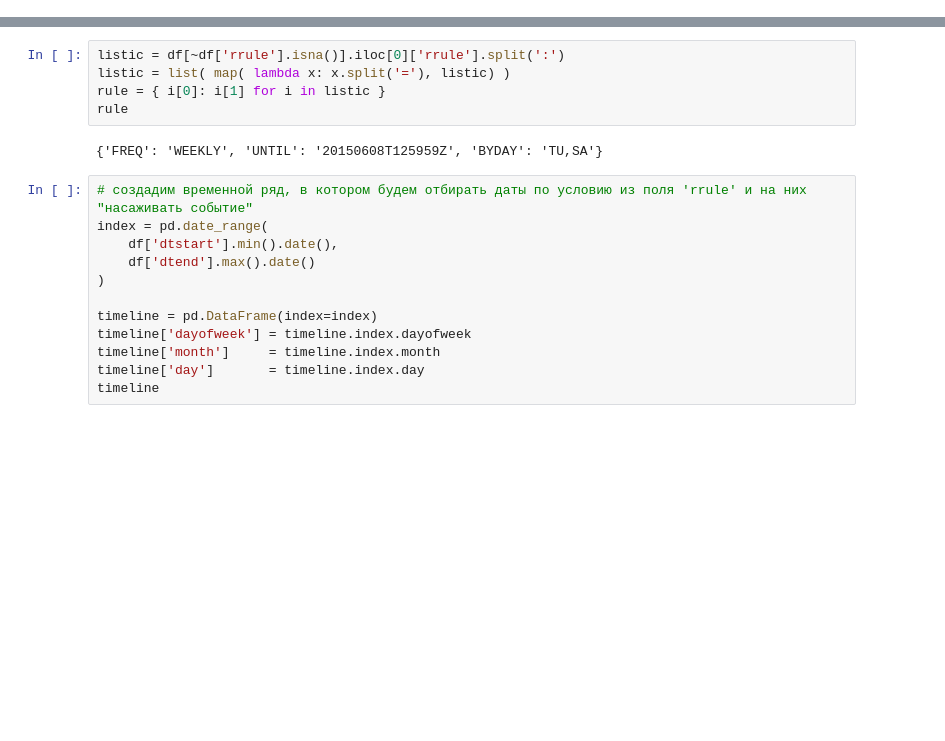
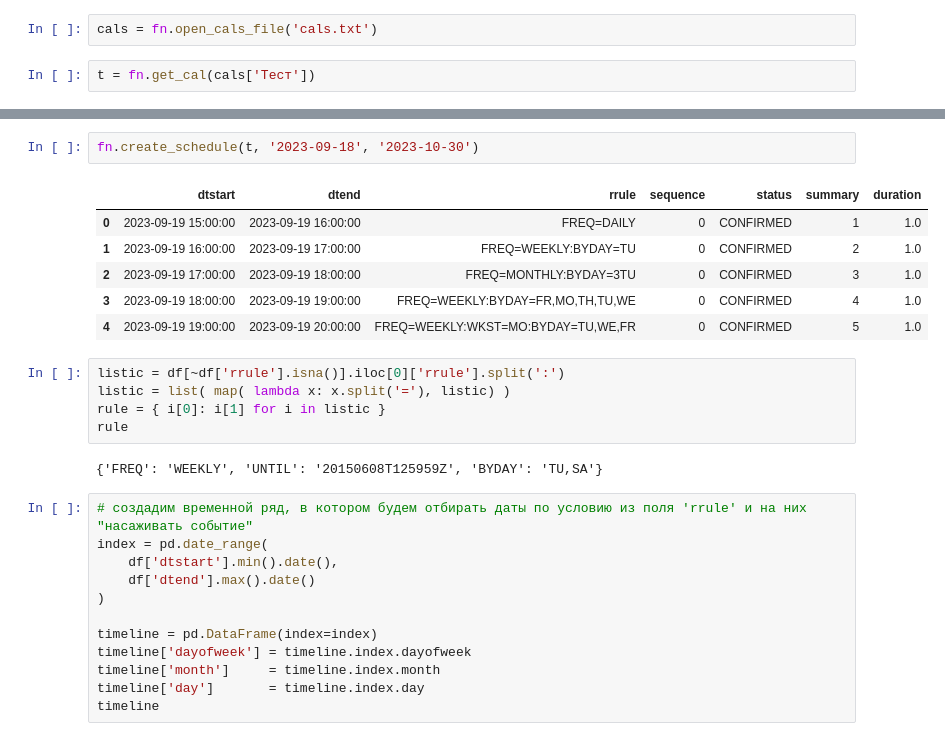
Before and after one commit to Shurick-G/ICalParse, a Jupyter notebook: IcalParse.ipynb, the cells around one changed output, grey strips where cells are left out. Drawn from its saved outputs; the diff is of its cells as text; blank space fills up the shorter version.

Commit message:
Add create_schedule function

```diff
--- a/IcalParse.ipynb
+++ b/IcalParse.ipynb
@@ -151,0 +4,4 @@ df[ (df['dtstart'] >= '2023-07-03') & (df['dtend'] <= '2023-07-10') ]
+# %%
+cals = fn.open_cals_file('cals.txt')
+# %%
+t = fn.get_cal(cals['Тест'])
@@ -152,3 +28,12 @@ df[ (df['dtstart'] >= '2023-07-03') & (df['dtend'] <= '2023-07-10') ]
+# %%
+fn.create_schedule(t, '2023-09-18', '2023-10-30')
+# %% [output]
+|  | dtstart | dtend | rrule | sequence | status | summary | duration |
+| 0 | 2023-09-19 15:00:00 | 2023-09-19 16:00:00 | FREQ=DAILY | 0 | CONFIRMED | 1 | 1.0 |
+| 1 | 2023-09-19 16:00:00 | 2023-09-19 17:00:00 | FREQ=WEEKLY:BYDAY=TU | 0 | CONFIRMED | 2 | 1.0 |
+| 2 | 2023-09-19 17:00:00 | 2023-09-19 18:00:00 | FREQ=MONTHLY:BYDAY=3TU | 0 | CONFIRMED | 3 | 1.0 |
+| 3 | 2023-09-19 18:00:00 | 2023-09-19 19:00:00 | FREQ=WEEKLY:BYDAY=FR,MO,TH,TU,WE | 0 | CONFIRMED | 4 | 1.0 |
+| 4 | 2023-09-19 19:00:00 | 2023-09-19 20:00:00 | FREQ=WEEKLY:WKST=MO:BYDAY=TU,WE,FR | 0 | CONFIRMED | 5 | 1.0 |
 # %%
 listic = df[~df['rrule'].isna()].iloc[0]['rrule'].split(':')
 listic = list( map( lambda x: x.split('='), listic) )
```
Also changed, not shown: parts of 15 cells of this notebook, 1 other file.
